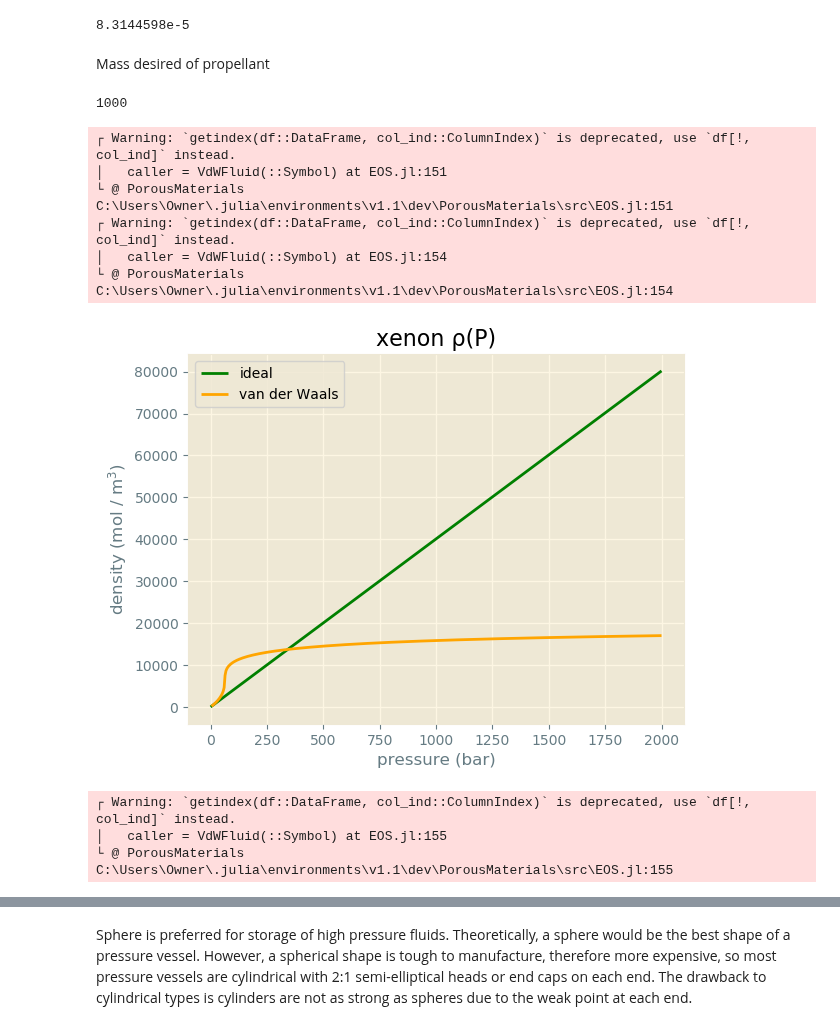
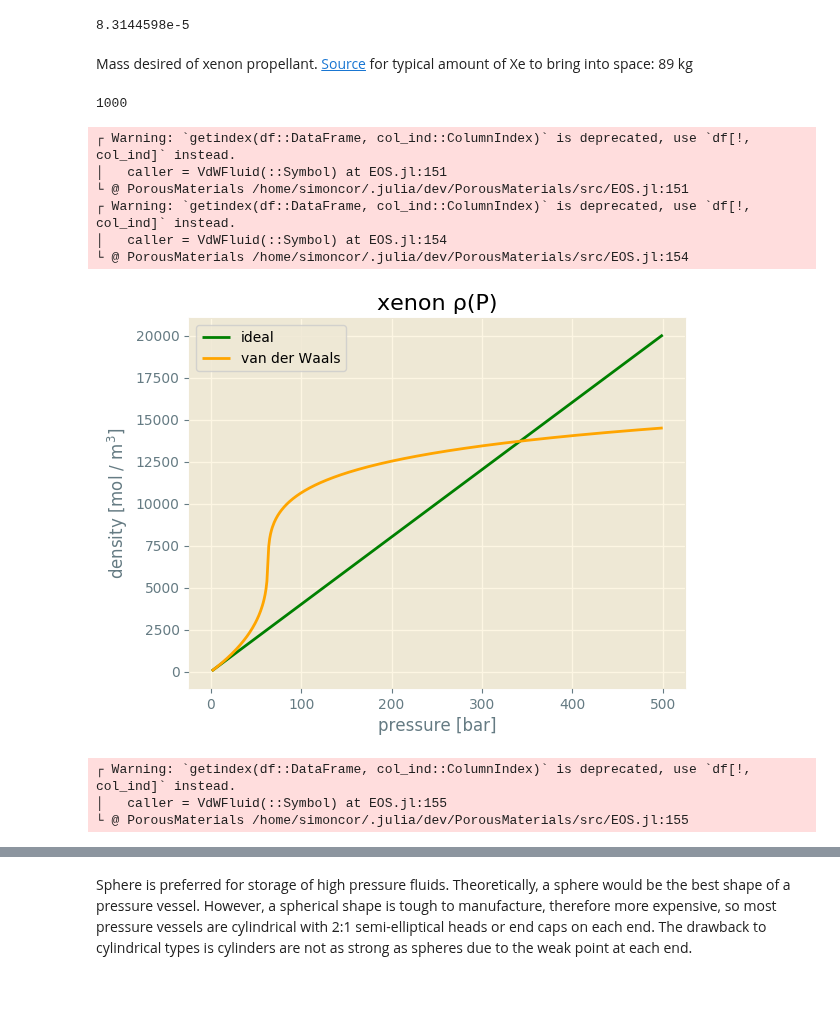
Before and after one commit to SimonEnsemble/PropellantStorage, a Jupyter notebook: Xe_Propellant_Storage.ipynb, the cells around one changed output, grey strips where cells are left out. Cells and saved outputs as stored; diff of their text form; code cells hidden in the pictures; blank space fills up the shorter version.

```diff
--- a/Xe_Propellant_Storage.ipynb
+++ b/Xe_Propellant_Storage.ipynb
@@ -18,7 +7,7 @@ PorousMaterials.PATH_TO_DATA
 # %% [markdown]
 The temperature is 300 K in the atmosphere.
 # %%
-T = 300.0 # K
+const T = 300.0 # K
 # %% [output]
 300.0
 # %% [markdown]
@@ -27,6 +16,6 @@ Universal gas constant
 const R = 8.3144598e-5 # m³-bar/(K-mol)
 # %% [output]
 8.3144598e-5
-# %% [markdown]
-Mass desired of propellant
+# %% [markdown]
+Mass desired of xenon propellant. [Source](https://doi.org/10.2514/6.2000-3677) for typical amount of Xe to bring into space: 89 kg
 # %%
@@ -34,36 +23,35 @@ m_p = 1000 # mol
 # %% [output]
 1000
 # %%
-P = range(0.0, stop=2000.0, length=500) # bar
+P = range(0.0, stop=500.0, length=501)[2:end] # bar
 
 # ideal gas density
 ρ_ig = P / (R * T) # mol / m³
 
 ρ_vdw = zeros(length(P))
 xe = VdWFluid(:Xe)
 
 for (i, p_i) in enumerate(P)
     props = calculate_properties(xe, T, p_i, verbose=false)
     ρ_vdw[i] = props["density (mol/m³)"]
 end
 
 figure()
 plot(P, ρ_ig, color="green", label="ideal")
 plot(P, ρ_vdw, color="orange", label="van der Waals")
-xlabel("pressure (bar)")
-ylabel("density (mol / m\$^3\$)")
+xlabel("pressure [bar]")
+ylabel("density [mol / m\$^3\$]")
 legend()
 title("xenon ρ(P)")
-savefig("Xenon Ideal Gas vs. van der Waals Gas Density.png", format="png",
-       dpi=300)
+savefig("Xenon Ideal Gas vs. van der Waals Gas Density.pdf", format="pdf")
 # %% [output]
 ┌ Warning: `getindex(df::DataFrame, col_ind::ColumnIndex)` is deprecated, use `df[!, col_ind]` instead.
 │   caller = VdWFluid(::Symbol) at EOS.jl:151
-└ @ PorousMaterials C:\Users\Owner\.julia\environments\v1.1\dev\PorousMaterials\src\EOS.jl:151
+└ @ PorousMaterials /home/simoncor/.julia/dev/PorousMaterials/src/EOS.jl:151
 ┌ Warning: `getindex(df::DataFrame, col_ind::ColumnIndex)` is deprecated, use `df[!, col_ind]` instead.
 │   caller = VdWFluid(::Symbol) at EOS.jl:154
-└ @ PorousMaterials C:\Users\Owner\.julia\environments\v1.1\dev\PorousMaterials\src\EOS.jl:154
+└ @ PorousMaterials /home/simoncor/.julia/dev/PorousMaterials/src/EOS.jl:154
-[figure, old version]
+[figure, new version]
 ┌ Warning: `getindex(df::DataFrame, col_ind::ColumnIndex)` is deprecated, use `df[!, col_ind]` instead.
 │   caller = VdWFluid(::Symbol) at EOS.jl:155
-└ @ PorousMaterials C:\Users\Owner\.julia\environments\v1.1\dev\PorousMaterials\src\EOS.jl:155
+└ @ PorousMaterials /home/simoncor/.julia/dev/PorousMaterials/src/EOS.jl:155
```
Also changed, not shown: parts of 15 cells of this notebook, 1 other file.
